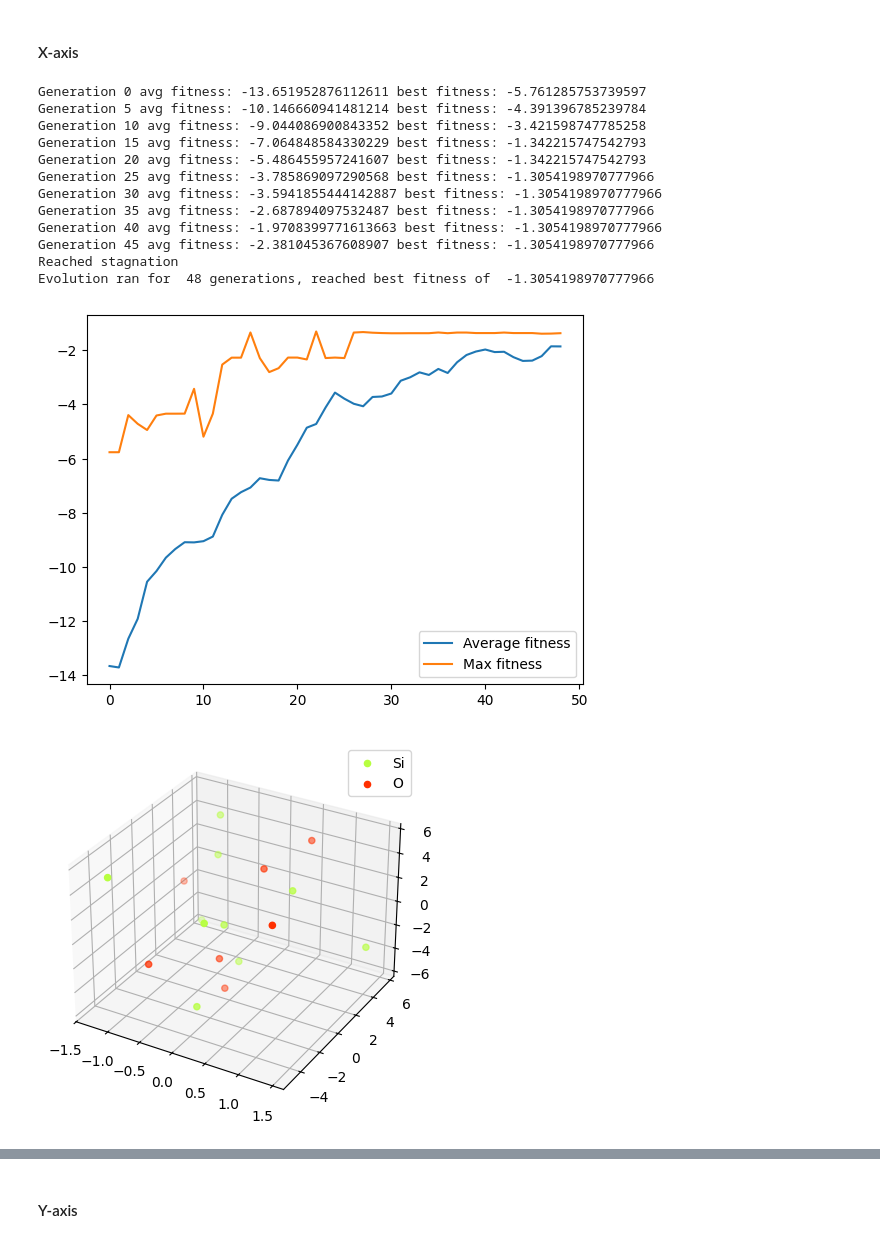
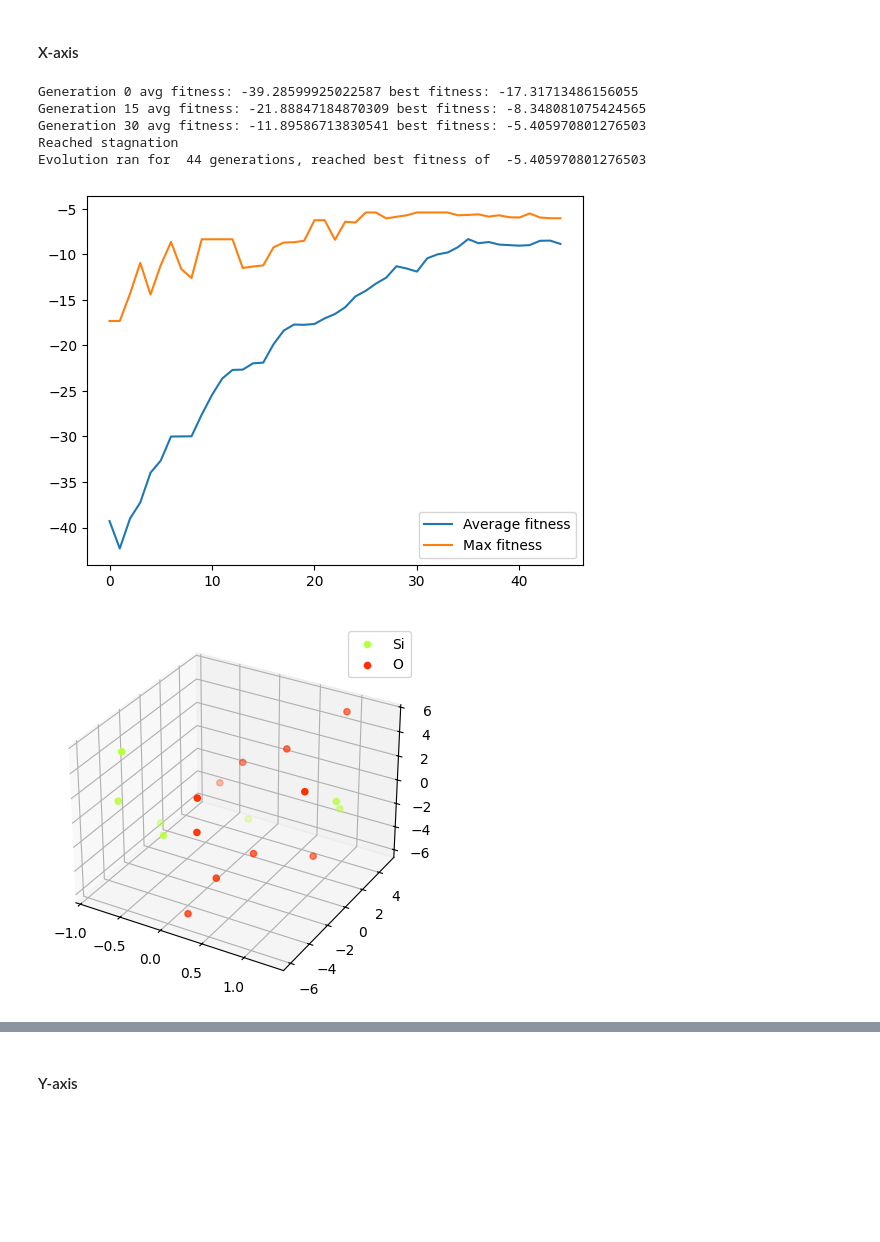
Before and after one commit to tyrrr-aj/glass-cluster, a Jupyter notebook: glass-evolution.ipynb, the cells around one changed output, grey strips where cells are left out. Drawn from its saved outputs; the diff is of its cells as text; code cells hidden in the pictures; blank space fills up the shorter version.

```diff
--- a/glass-evolution.ipynb
+++ b/glass-evolution.ipynb
@@ -567,5 +565,5 @@ def selection_proportional(population, fitness_func, n_parents_per_child, n_chil
 # %%
-class GeneticAlgorithm:
+class EvolutionaryAlgorithm:
     def __init__(self, initial_population, mutation, crossover, selection, fitness):
         self.population = initial_population
         self.mutation = mutation    # mutation(solution_fenotype)
@@ -633,7 +631,7 @@ class GeneticAlgorithm:
 # %% [markdown]
 ## Experiments
 # %%
-max_num_generations = 50
+max_num_generations = 150
 tolerate_stagnation_for_n_generations = 10
 stagnation_epsilon = 0.2
 target_fitness_value = 0.0
@@ -652,6 +650,10 @@ mutation_probabilities = {
     mut_remove_cation: 0.1,
     mut_shift_atom: 0.4
 }
+
+alpha = 10.0
+beta = 3.0
+gamma = 1.0
 # %%
 cluster_size = 12.0
 wall_thickness = 3.0
@@ -681,31 +683,24 @@ mutation_type = lambda offspring: random_mutation(mutation_probabilities, offspr
 # %%
 crossover = lambda parents: crossover_fenotypes(parents, cluster_size, solution_thickness, axis=0)
 # %%
-fitness_function = lambda solution: fitness_x(wall_left, wall_right, solution, atom_species_by_symbol, cluster_size, wall_thickness, solution_thickness)
+fitness_function = lambda solution: fitness_x(wall_left, wall_right, solution, atom_species_by_symbol, cluster_size, wall_thickness, solution_thickness, alpha, beta, gamma)
 # %%
-ga_x = GeneticAlgorithm(initial_population, mutation_type, crossover, selection_proportional, fitness_function)
+ea_x = EvolutionaryAlgorithm(initial_population, mutation_type, crossover, selection_proportional, fitness_function)
 # %%
-new_population = ga_x.evolve(n_parents_per_child, n_children, n_elites, max_num_generations, tolerate_stagnation_for_n_generations, stagnation_epsilon, target_fitness_value)
+new_population = ea_x.evolve(n_parents_per_child, n_children, n_elites, max_num_generations, tolerate_stagnation_for_n_generations, stagnation_epsilon, target_fitness_value)
 # %% [output]
-Generation 0 avg fitness: -13.651952876112611 best fitness: -5.761285753739597
-Generation 5 avg fitness: -10.146660941481214 best fitness: -4.391396785239784
-Generation 10 avg fitness: -9.044086900843352 best fitness: -3.421598747785258
-Generation 15 avg fitness: -7.064848584330229 best fitness: -1.342215747542793
-Generation 20 avg fitness: -5.486455957241607 best fitness: -1.342215747542793
-Generation 25 avg fitness: -3.785869097290568 best fitness: -1.3054198970777966
-Generation 30 avg fitness: -3.5941855444142887 best fitness: -1.3054198970777966
-Generation 35 avg fitness: -2.687894097532487 best fitness: -1.3054198970777966
-Generation 40 avg fitness: -1.9708399771613663 best fitness: -1.3054198970777966
-Generation 45 avg fitness: -2.381045367608907 best fitness: -1.3054198970777966
+Generation 0 avg fitness: -39.28599925022587 best fitness: -17.31713486156055
+Generation 15 avg fitness: -21.88847184870309 best fitness: -8.348081075424565
+Generation 30 avg fitness: -11.89586713830541 best fitness: -5.405970801276503
 Reached stagnation
-Evolution ran for  48 generations, reached best fitness of  -1.3054198970777966
+Evolution ran for  44 generations, reached best fitness of  -5.405970801276503
 # %%
-ga_x.plot_fitness()
+ea_x.plot_fitness()
 
-best_solution_x = ga_x.get_best_solution()
+best_solution_x = ea_x.get_best_solution()
 
 plot_atoms(best_solution_x, atom_species_by_index)
 plot_solution_with_walls((wall_left, wall_right), best_solution_x, atom_species_by_index)
 # %% [output]
-[figure, old version]
+[figure, new version]
-[figure, old version]
+[figure, new version]
```
Also changed, not shown: parts of 15 cells of this notebook.
